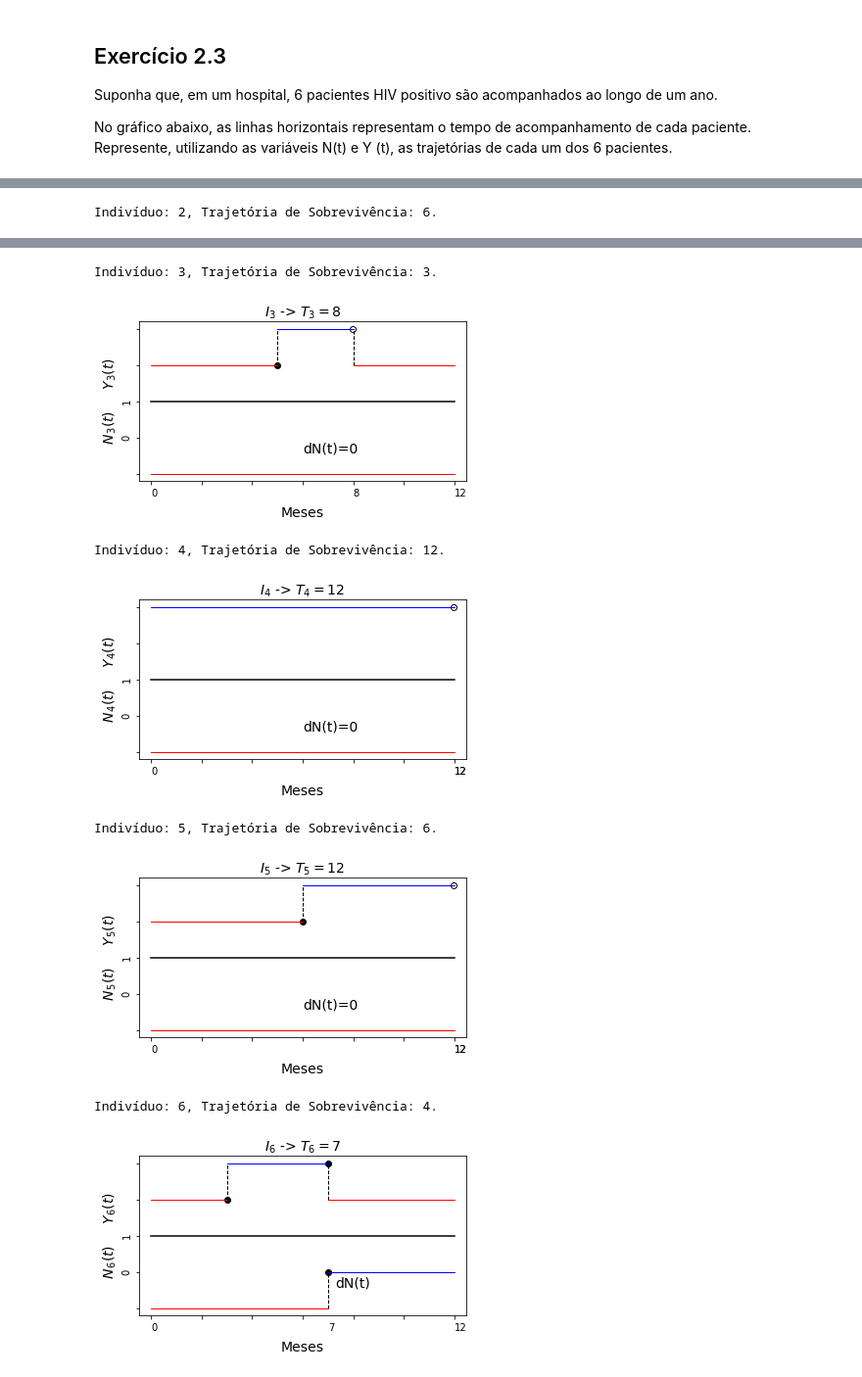
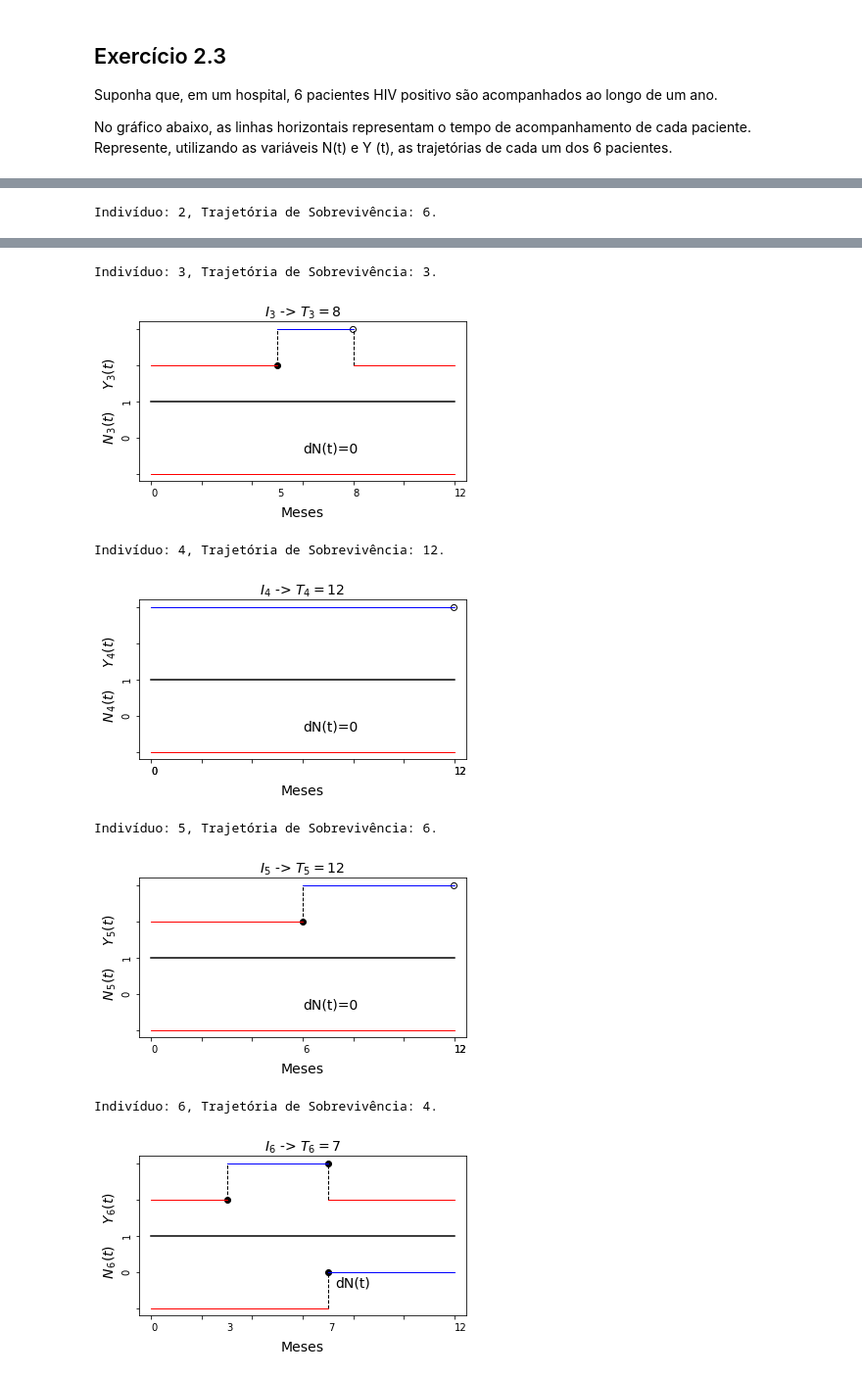
Before and after one commit to cbeluzo/dm017, a Jupyter notebook: Exercicios_Capitulo_02.ipynb, the cells around one changed output, grey strips where cells are left out. Shown at 98% size. Drawn from its saved outputs; the diff is of its cells as text; code cells hidden in the pictures.

```diff
--- a/Exercicios_Capitulo_02.ipynb
+++ b/Exercicios_Capitulo_02.ipynb
@@ -81,6 +92,6 @@ def linha_do_tempo(p_entry_individual, p_actual_lifetimes, p_current_time, p_cen
 # %%
 # Função que gera gráfico de tragetória com variáveis N(t) e Y(t) do processo de contagem
-def tragetoria(p_entry_individual, p_lifetimes, p_censured, p_time_unit):
+def individual_trajectory_plot(p_entry_individual, p_lifetimes, p_censured, p_time_unit):
 
     total_individuals = len(p_lifetimes)
     total_period = max(p_lifetimes)
@@ -132,8 +143,9 @@ def tragetoria(p_entry_individual, p_lifetimes, p_censured, p_time_unit):
 
         ax.set_yticklabels(["", "", "0","1","","","",""],rotation=90)
         ax.set_xticklabels([])
+        ax.text(0, -1.3, 0, fontsize=10)
+        ax.text(entrytime, -1.3, entrytime, fontsize=10)
         ax.text(point, -1.3, point, fontsize=10)
-        ax.text(0, -1.3, 0, fontsize=10)
         ax.text(total_period, -1.3, total_period, fontsize=10)
 
         ax.set_xlabel(p_time_unit, fontsize=14)
@@ -385,15 +405,16 @@ Tempo de vida observado:
 # %%
-tragetoria(entry_individual, actual_lifetimes, censured, "Meses")
+# Plot individual trajectory
+individual_trajectory_plot(entry_individual, actual_lifetimes, censured, "Meses")
 # %% [output]
 Indivíduo: 1, Trajetória de Sobrevivência: 9.
 [figure]
 Indivíduo: 2, Trajetória de Sobrevivência: 6.
 [figure]
 Indivíduo: 3, Trajetória de Sobrevivência: 3.
 [figure]
 Indivíduo: 4, Trajetória de Sobrevivência: 12.
 [figure]
 Indivíduo: 5, Trajetória de Sobrevivência: 6.
-[figure, old version]
+[figure, new version]
 Indivíduo: 6, Trajetória de Sobrevivência: 4.
 [figure]
```
Also changed, not shown: parts of 15 cells of this notebook.
